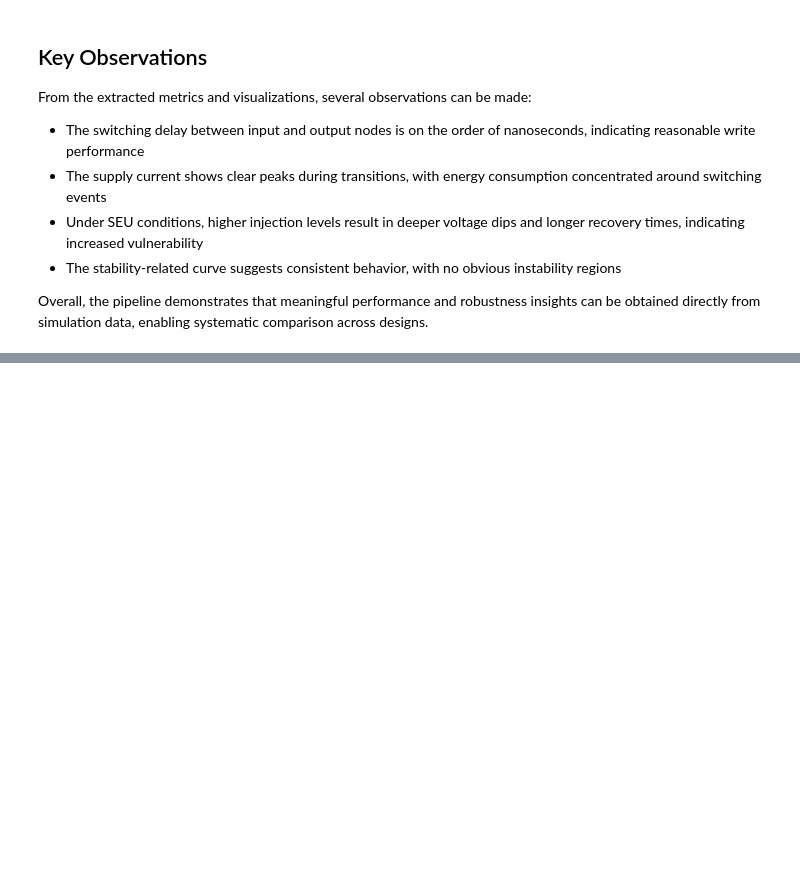
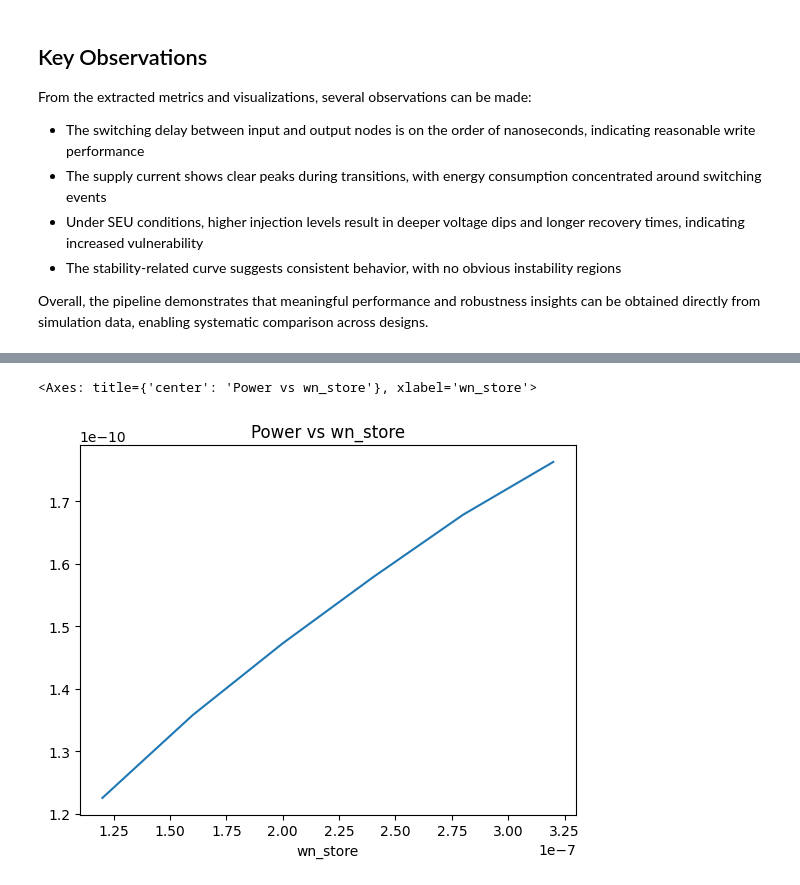
Before and after one commit to gannon1penn/ESE5760_Final_Project, a Jupyter notebook: sram_analysis.ipynb, the cells around one changed output, grey strips where cells are left out. Saved outputs shown, nothing was run; the diff lists cells and outputs as text; code cells hidden in the pictures; blank space fills up the shorter version.

```diff
--- a/sram_analysis.ipynb
+++ b/sram_analysis.ipynb
@@ -216,0 +288,13 @@ Overall, the pipeline demonstrates that meaningful performance and robustness in
+# %%
+common_keys = ["wn_store", "wp_store", "wn_access", "temp"]
+
+power_summary = power_df.groupby(common_keys)["leakage_power_W"].mean().reset_index()
+seu_summary = seu_df.groupby(common_keys)["flipped"].mean().reset_index()
+seu_summary = seu_summary.rename(columns={"flipped": "flip_rate"})
+snm_summary = snm_df.groupby(common_keys)["Vn"].mean().reset_index()
+snm_summary = snm_summary.rename(columns={"Vn": "snm_metric"})
+
+merged = power_summary.merge(seu_summary, on=common_keys)
+merged = merged.merge(snm_summary, on=common_keys)
+
+merged.head()
@@ -216,0 +308,13 @@ Overall, the pipeline demonstrates that meaningful performance and robustness in
+# %%
+# sanity filter: remove clearly invalid power values if any simulation diverged
+merged = merged[merged["leakage_power_W"] < 1e-8]
+# %%
+merged["power_norm"] = merged["leakage_power_W"] / merged["leakage_power_W"].max()
+merged["seu_norm"] = merged["flip_rate"] / merged["flip_rate"].max()
+merged["snm_norm"] = merged["snm_metric"] / merged["snm_metric"].max()
+# %%
+merged["score"] = (
+    - merged["power_norm"]
+    - merged["seu_norm"]
+    + merged["snm_norm"]
+)
@@ -216,0 +336,5 @@ Overall, the pipeline demonstrates that meaningful performance and robustness in
+# %%
+merged.groupby("wn_store")["leakage_power_W"].mean().plot(title="Power vs wn_store")
+# %% [output]
+<Axes: title={'center': 'Power vs wn_store'}, xlabel='wn_store'>
+[figure, added]
```
Also changed, not shown: parts of 19 cells of this notebook, 7 other files.
